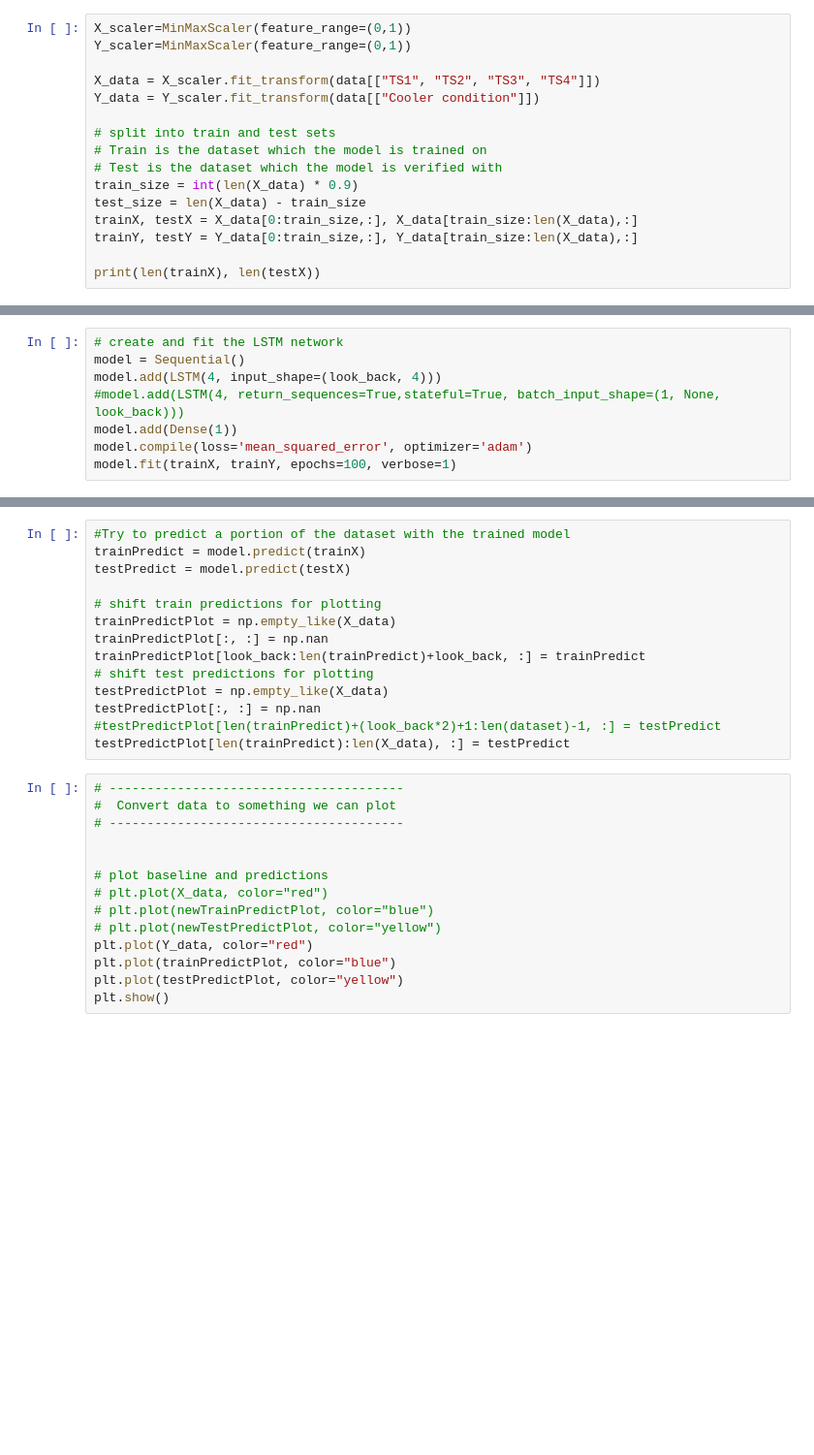
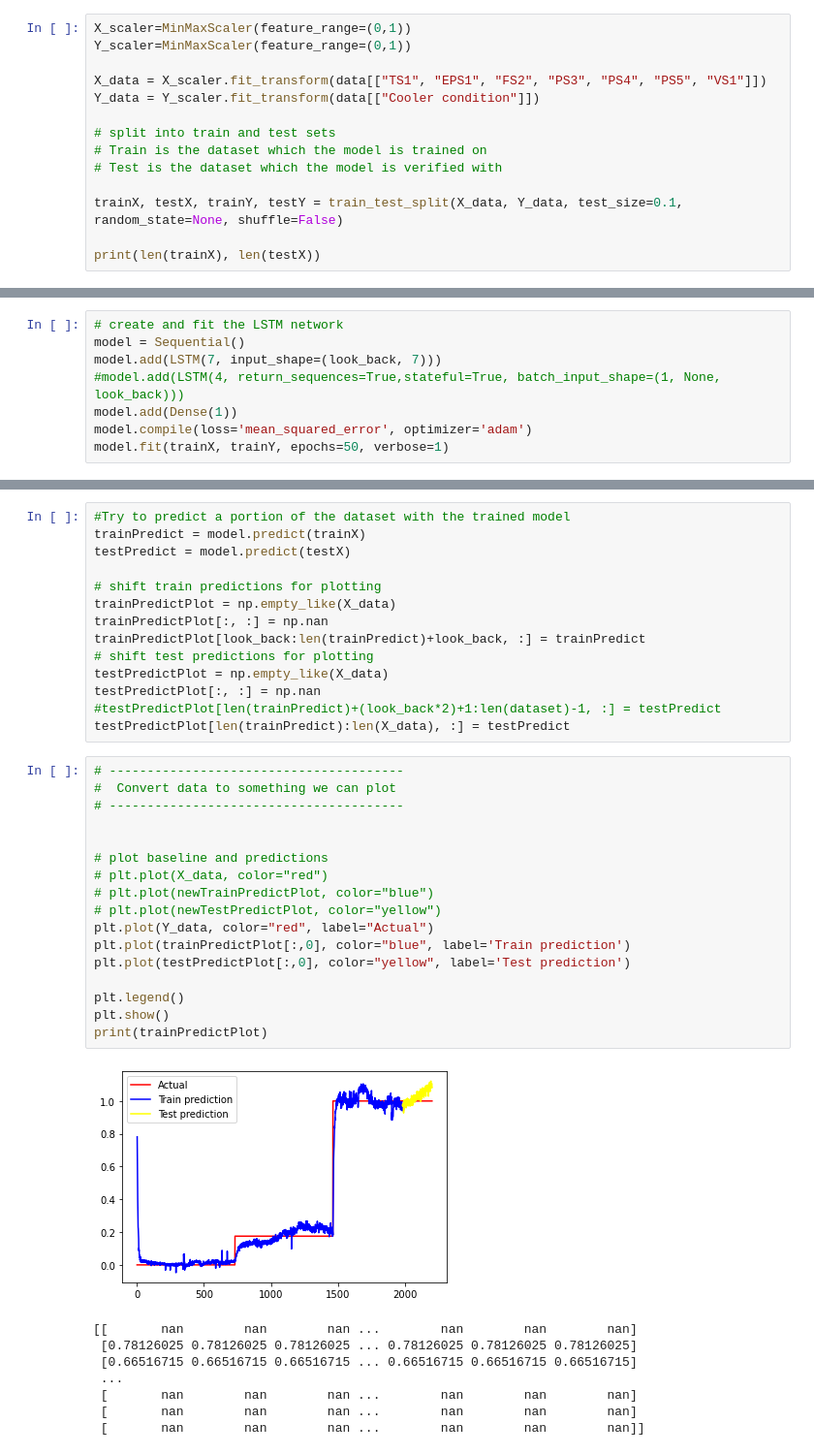
Before and after one commit to Predictive-maintenance-casus-2021/Predictive-Maintenance-supervised-learning, a Jupyter notebook: PredictiveMaintenanceMainNotebook.ipynb, the cells around one changed output, grey strips where cells are left out. Shown: that part at 97% size. Saved outputs shown, nothing was run; the diff lists cells and outputs as text; blank space fills up the shorter version.

```diff
--- a/PredictiveMaintenanceMainNotebook.ipynb
+++ b/PredictiveMaintenanceMainNotebook.ipynb
@@ -104,15 +140,13 @@ data.head()
 X_scaler=MinMaxScaler(feature_range=(0,1))
 Y_scaler=MinMaxScaler(feature_range=(0,1))
 
-X_data = X_scaler.fit_transform(data[["TS1", "TS2", "TS3", "TS4"]])
+X_data = X_scaler.fit_transform(data[["TS1", "EPS1", "FS2", "PS3", "PS4", "PS5", "VS1"]])
 Y_data = Y_scaler.fit_transform(data[["Cooler condition"]])
 
 # split into train and test sets
 # Train is the dataset which the model is trained on
 # Test is the dataset which the model is verified with
-train_size = int(len(X_data) * 0.9)
-test_size = len(X_data) - train_size
-trainX, testX = X_data[0:train_size,:], X_data[train_size:len(X_data),:]
-trainY, testY = Y_data[0:train_size,:], Y_data[train_size:len(X_data),:]
+
+trainX, testX, trainY, testY = train_test_split(X_data, Y_data, test_size=0.1, random_state=None, shuffle=False)
 
 print(len(trainX), len(testX))
@@ -142,8 +164,8 @@ testX = np.reshape(testX, (testX.shape[0], 1, testX.shape[1]))
 # %%
 # create and fit the LSTM network
 model = Sequential()
-model.add(LSTM(4, input_shape=(look_back, 4)))
+model.add(LSTM(7, input_shape=(look_back, 7)))
 #model.add(LSTM(4, return_sequences=True,stateful=True, batch_input_shape=(1, None,  look_back)))
 model.add(Dense(1))
 model.compile(loss='mean_squared_error', optimizer='adam')
-model.fit(trainX, trainY, epochs=100, verbose=1)
+model.fit(trainX, trainY, epochs=50, verbose=1)
@@ -188,17 +205,29 @@ testPredictPlot[len(trainPredict):len(X_data), :] = testPredict
 # %%
 # ---------------------------------------
 #  Convert data to something we can plot
 # ---------------------------------------
 
 
 # plot baseline and predictions
 # plt.plot(X_data, color="red")
 # plt.plot(newTrainPredictPlot, color="blue")
 # plt.plot(newTestPredictPlot, color="yellow")
-plt.plot(Y_data, color="red")
-plt.plot(trainPredictPlot, color="blue")
-plt.plot(testPredictPlot, color="yellow")
+plt.plot(Y_data, color="red", label="Actual")
+plt.plot(trainPredictPlot[:,0], color="blue", label='Train prediction')
+plt.plot(testPredictPlot[:,0], color="yellow", label='Test prediction')
+
+plt.legend()
 plt.show()
+print(trainPredictPlot)
+# %% [output]
+[figure, added]
+[[       nan        nan        nan ...        nan        nan        nan]
+ [0.78126025 0.78126025 0.78126025 ... 0.78126025 0.78126025 0.78126025]
+ [0.66516715 0.66516715 0.66516715 ... 0.66516715 0.66516715 0.66516715]
+ ...
+ [       nan        nan        nan ...        nan        nan        nan]
+ [       nan        nan        nan ...        nan        nan        nan]
+ [       nan        nan        nan ...        nan        nan        nan]]
 # %%
 ## ----------------------------
 ## METRICS
```
Also changed, not shown: parts of 10 cells of this notebook, 1 other file.
